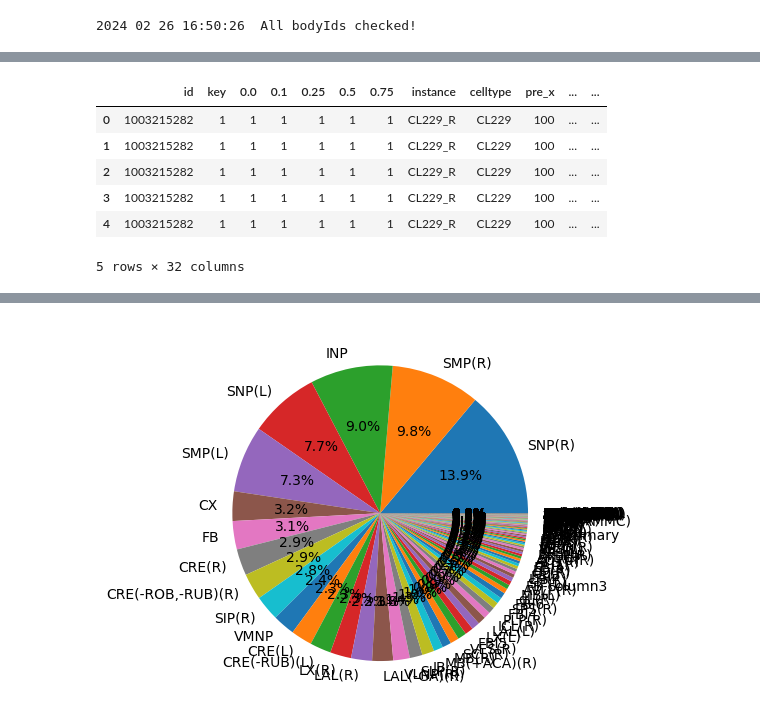
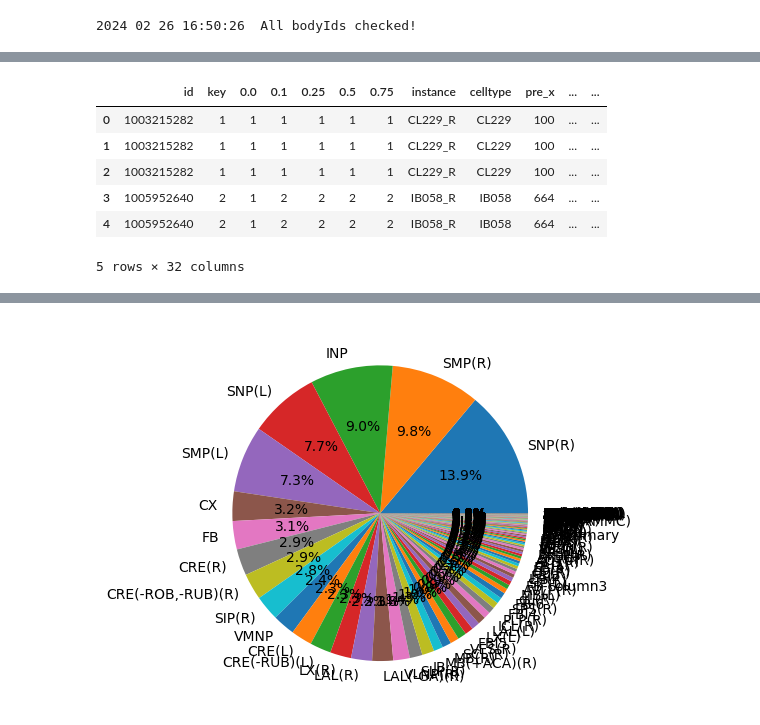
Before and after one commit to RhessaWL/flybrain-clustering, a Jupyter notebook: piechart_ovi.ipynb, the cells around one changed output, grey strips where cells are left out. Cells and saved outputs as stored; diff of their text form; code cells hidden in the pictures.

```diff
--- a/piechart_ovi.ipynb
+++ b/piechart_ovi.ipynb
@@ -333,0 +388,8 @@ roi_df
+# %%
+# Read in file as correct roi
+all_roi = pd.read_csv('all_roi.txt', header=None)
+all_roi.columns = ['roi']
+# %%
+# Process roi_df to include only rois in all_roi
+roi_df_edit = roi_df[roi_df['roi'].isin(all_roi['roi'])]
+roi_df_edit
@@ -334,12 +412,12 @@ roi_df
 # %%
 # Combine cluster data and roi data
-full_roi = pd.merge(full, roi_df, left_on='id', right_on='bodyId', how='inner')
+full_roi = pd.merge(full, roi_df_edit, left_on='id', right_on='bodyId', how='inner')
 full_roi.head()
 # %% [output]
 |  | id | key | 0.0 | 0.1 | 0.25 | 0.5 | 0.75 | instance | celltype | pre_x | ... | ... |
 | 0 | 1003215282 | 1 | 1 | 1 | 1 | 1 | 1 | CL229_R | CL229 | 100 | ... | ... |
 | 1 | 1003215282 | 1 | 1 | 1 | 1 | 1 | 1 | CL229_R | CL229 | 100 | ... | ... |
 | 2 | 1003215282 | 1 | 1 | 1 | 1 | 1 | 1 | CL229_R | CL229 | 100 | ... | ... |
-| 3 | 1003215282 | 1 | 1 | 1 | 1 | 1 | 1 | CL229_R | CL229 | 100 | ... | ... |
-| 4 | 1003215282 | 1 | 1 | 1 | 1 | 1 | 1 | CL229_R | CL229 | 100 | ... | ... |
+| 3 | 1005952640 | 2 | 1 | 2 | 2 | 2 | 2 | IB058_R | IB058 | 664 | ... | ... |
+| 4 | 1005952640 | 2 | 1 | 2 | 2 | 2 | 2 | IB058_R | IB058 | 664 | ... | ... |
 5 rows × 32 columns
```
Also changed, not shown: parts of 14 cells of this notebook, 12 other files.
